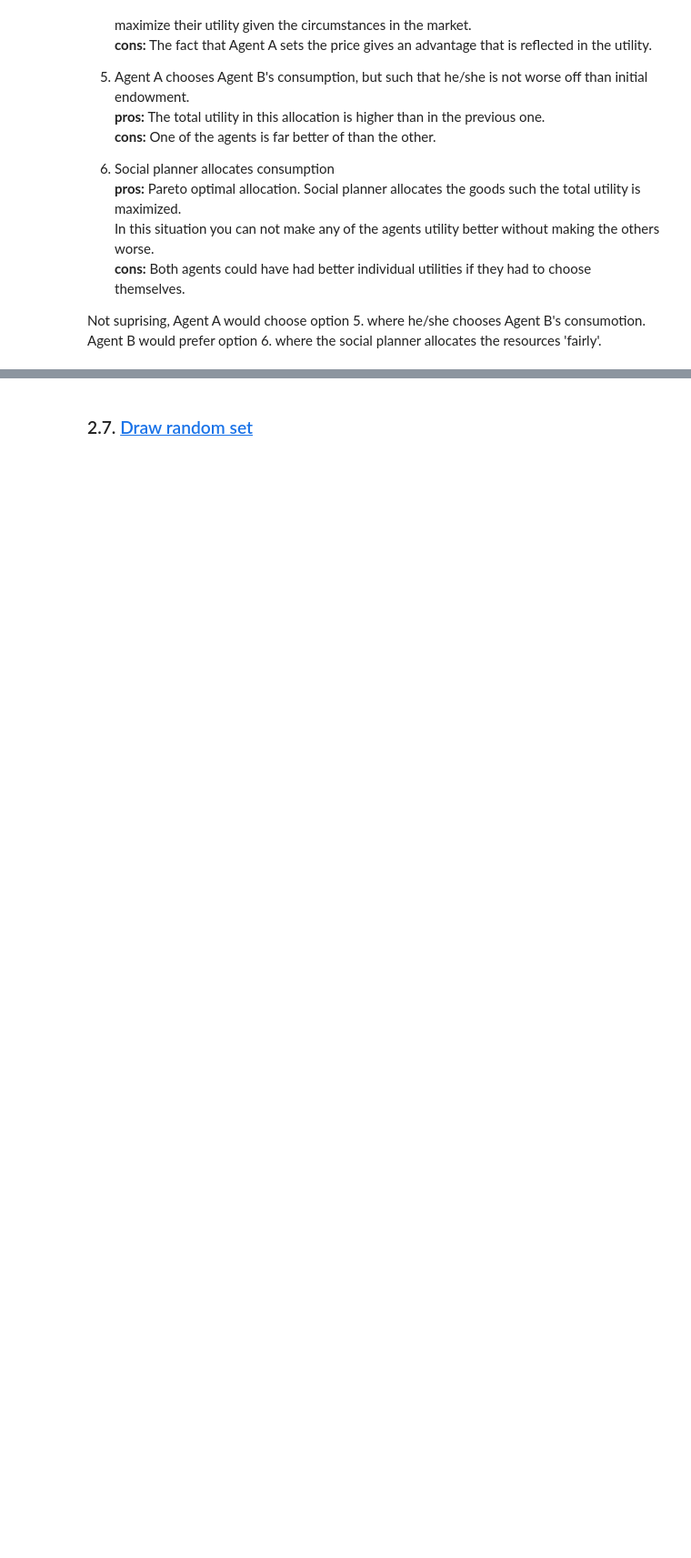
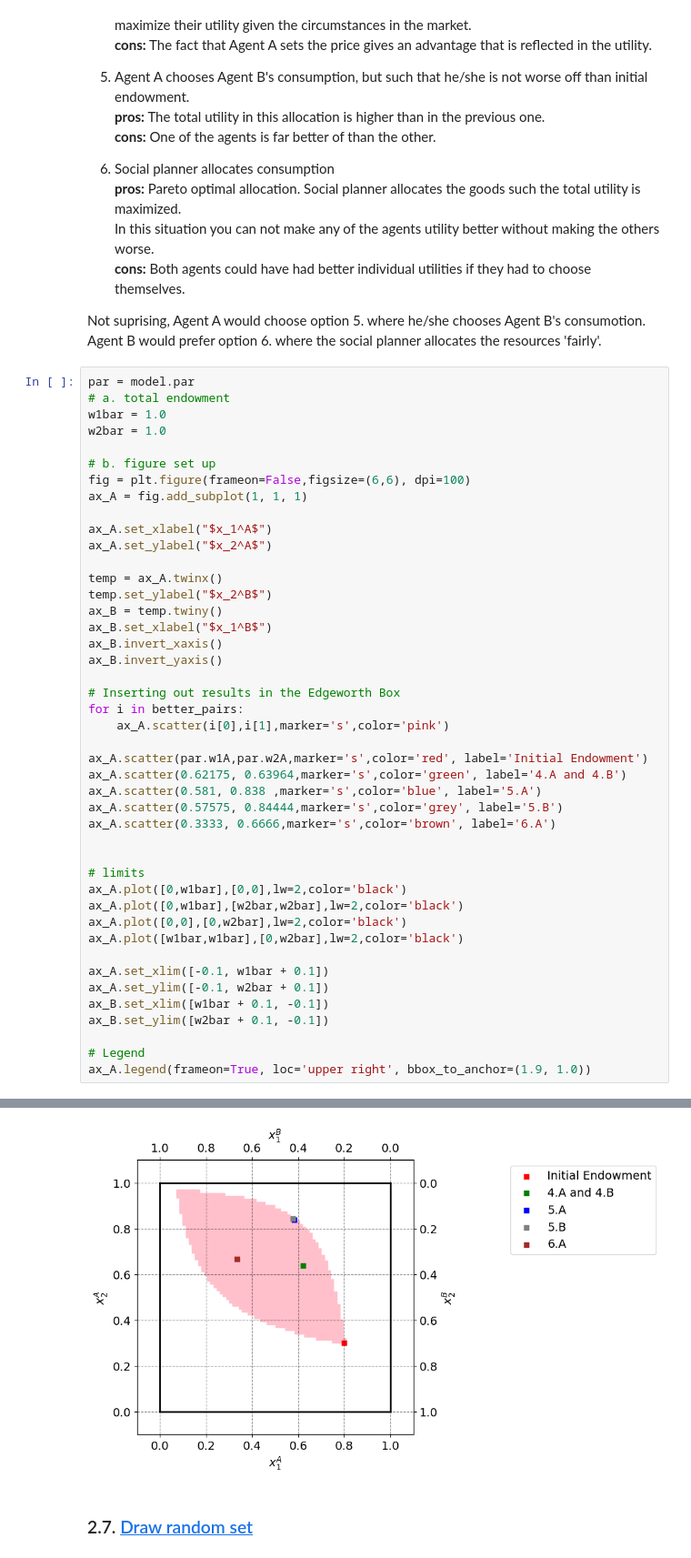
Before and after one commit to NumEconCopenhagen/projects-2024-Simon-C-og-Jens-H, a Jupyter notebook: Inaguralproject/InauguralProject2024.ipynb, the cells around one changed output, grey strips where cells are left out. Shown at 91% size. Drawn from its saved outputs; the diff is of its cells as text; blank space fills up the shorter version.

Commit message:
Plot

```diff
--- a/Inaguralproject/InauguralProject2024.ipynb
+++ b/Inaguralproject/InauguralProject2024.ipynb
@@ -440,3 +441,48 @@ In this situation you can not make any of the agents utility better without maki
 **cons:** Both agents could have had better individual utilities if they had to choose themselves.
 
 Not suprising, Agent A would choose option 5. where he/she chooses Agent B's consumotion. Agent B would prefer option 6. where the social planner allocates the resources 'fairly'.
+# %%
+par = model.par
+# a. total endowment
+w1bar = 1.0
+w2bar = 1.0
+
+# b. figure set up
+fig = plt.figure(frameon=False,figsize=(6,6), dpi=100)
+ax_A = fig.add_subplot(1, 1, 1)
+
+ax_A.set_xlabel("$x_1^A$")
+ax_A.set_ylabel("$x_2^A$")
+
+temp = ax_A.twinx()
+temp.set_ylabel("$x_2^B$")
+ax_B = temp.twiny()
+ax_B.set_xlabel("$x_1^B$")
+ax_B.invert_xaxis()
+ax_B.invert_yaxis()
+
+# Inserting out results in the Edgeworth Box
+for i in better_pairs:
+    ax_A.scatter(i[0],i[1],marker='s',color='pink')
+
+ax_A.scatter(par.w1A,par.w2A,marker='s',color='red', label='Initial Endowment')
+ax_A.scatter(0.62175, 0.63964,marker='s',color='green', label='4.A and 4.B')
+ax_A.scatter(0.581, 0.838 ,marker='s',color='blue', label='5.A')
+ax_A.scatter(0.57575, 0.84444,marker='s',color='grey', label='5.B')
+ax_A.scatter(0.3333, 0.6666,marker='s',color='brown', label='6.A')
+
+
+# limits
+ax_A.plot([0,w1bar],[0,0],lw=2,color='black')
+ax_A.plot([0,w1bar],[w2bar,w2bar],lw=2,color='black')
+ax_A.plot([0,0],[0,w2bar],lw=2,color='black')
+ax_A.plot([w1bar,w1bar],[0,w2bar],lw=2,color='black')
+
+ax_A.set_xlim([-0.1, w1bar + 0.1])
+ax_A.set_ylim([-0.1, w2bar + 0.1])
+ax_B.set_xlim([w1bar + 0.1, -0.1])
+ax_B.set_ylim([w2bar + 0.1, -0.1])
+
+# Legend
+ax_A.legend(frameon=True, loc='upper right', bbox_to_anchor=(1.9, 1.0))
+# %% [output]
@@ -443,3 +490,4 @@ Not suprising, Agent A would choose option 5. where he/she chooses Agent B's con
+[figure, added]
 # %% [markdown]
 ### 2.7. <a id='toc2_4_'></a>[Draw random set](#toc0_)
 # %%
```
Also changed, not shown: parts of 6 cells of this notebook.
